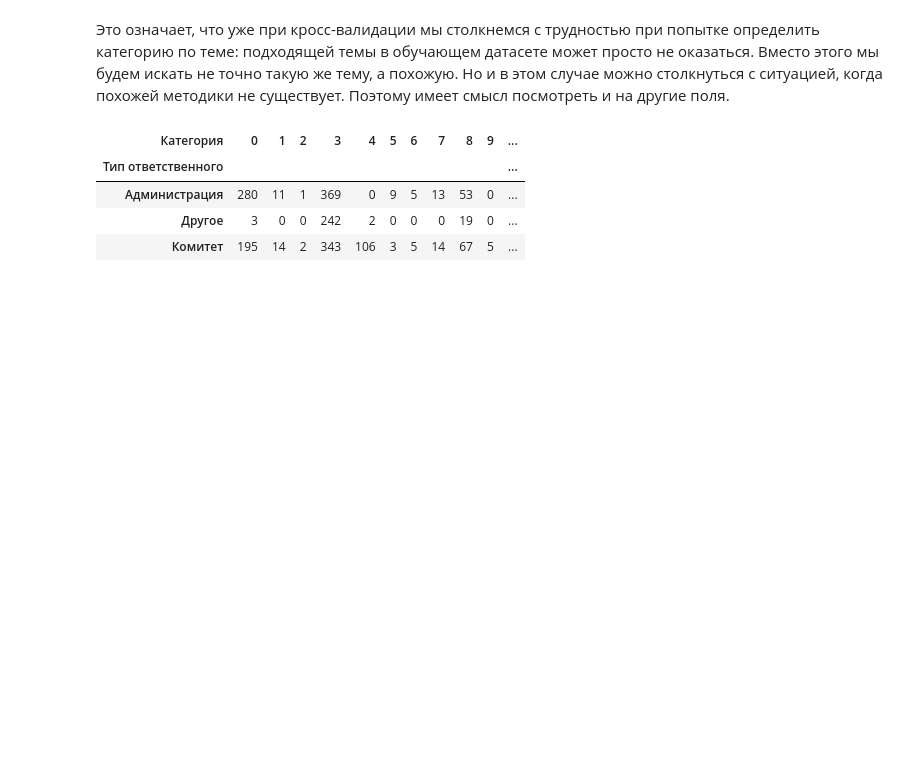
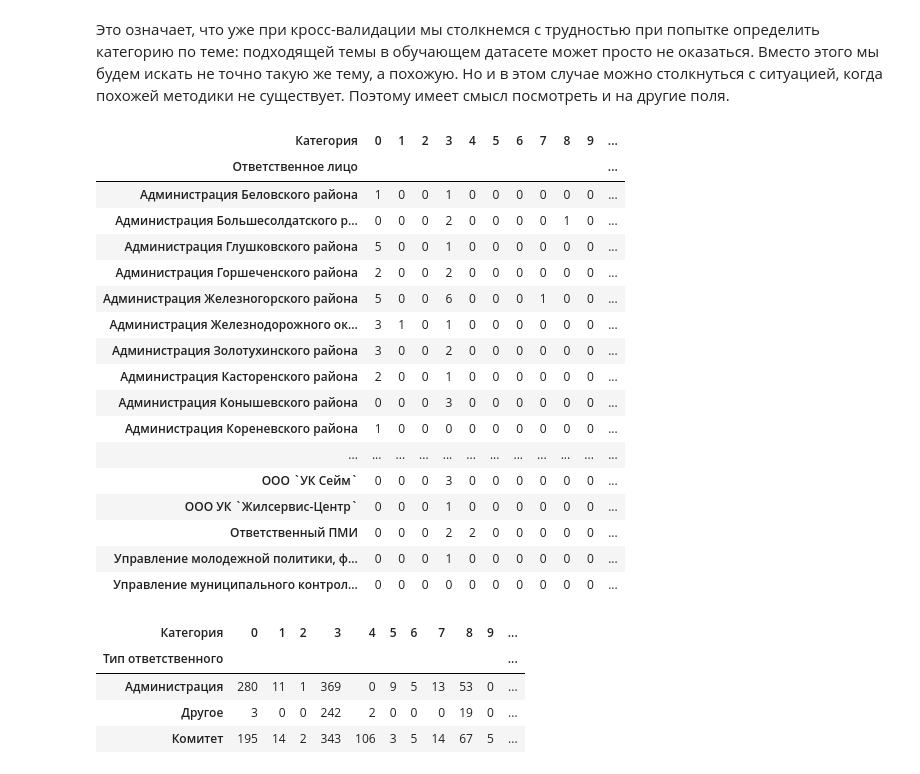
Before and after one commit to dmp2016/Digital2022Kursk, a Jupyter notebook: main.ipynb, the cells around one changed output. Cells and saved outputs as stored; diff of their text form; code cells hidden in the pictures; blank space fills up the shorter version.

```diff
--- a/main.ipynb
+++ b/main.ipynb
@@ -10,6 +10,8 @@ import numpy as np
 import re
 from sklearn.metrics import roc_auc_score
 from sklearn.model_selection import train_test_split
+
+pd.set_option('display.max_rows', 80)
 # %% [markdown]
 ## Читаем датасеты и выполняем обзор имеющихся данных
 # %%
@@ -73,6 +79,27 @@ Name: theme_count, dtype: int64
 Вместо этого мы будем искать не точно такую же тему, а похожую.
 Но и в этом случае можно столкнуться с ситуацией, когда похожей методики не существует.
 Поэтому имеет смысл посмотреть и на другие поля.
+# %%
+pd.crosstab(df_train['Ответственное лицо'], df_train['Категория'])
+# %% [output]
+| Категория | 0 | 1 | 2 | 3 | 4 | 5 | 6 | 7 | 8 | 9 | ... |
+| Ответственное лицо |  |  |  |  |  |  |  |  |  |  | ... |
+| Администрация Беловского района | 1 | 0 | 0 | 1 | 0 | 0 | 0 | 0 | 0 | 0 | ... |
+| Администрация Большесолдатского р... | 0 | 0 | 0 | 2 | 0 | 0 | 0 | 0 | 1 | 0 | ... |
+| Администрация Глушковского района | 5 | 0 | 0 | 1 | 0 | 0 | 0 | 0 | 0 | 0 | ... |
+| Администрация Горшеченского района | 2 | 0 | 0 | 2 | 0 | 0 | 0 | 0 | 0 | 0 | ... |
+| Администрация Железногорского района | 5 | 0 | 0 | 6 | 0 | 0 | 0 | 1 | 0 | 0 | ... |
+| Администрация Железнодорожного ок... | 3 | 1 | 0 | 1 | 0 | 0 | 0 | 0 | 0 | 0 | ... |
+| Администрация Золотухинского района | 3 | 0 | 0 | 2 | 0 | 0 | 0 | 0 | 0 | 0 | ... |
+| Администрация Касторенского района | 2 | 0 | 0 | 1 | 0 | 0 | 0 | 0 | 0 | 0 | ... |
+| Администрация Конышевского района | 0 | 0 | 0 | 3 | 0 | 0 | 0 | 0 | 0 | 0 | ... |
+| Администрация Кореневского района | 1 | 0 | 0 | 0 | 0 | 0 | 0 | 0 | 0 | 0 | ... |
+| ... | ... | ... | ... | ... | ... | ... | ... | ... | ... | ... | ... |
+| ООО `УК Сейм` | 0 | 0 | 0 | 3 | 0 | 0 | 0 | 0 | 0 | 0 | ... |
+| ООО УК `Жилсервис-Центр` | 0 | 0 | 0 | 1 | 0 | 0 | 0 | 0 | 0 | 0 | ... |
+| Ответственный ПМИ | 0 | 0 | 0 | 2 | 2 | 0 | 0 | 0 | 0 | 0 | ... |
+| Управление молодежной политики, ф... | 0 | 0 | 0 | 1 | 0 | 0 | 0 | 0 | 0 | 0 | ... |
+| Управление муниципального контрол... | 0 | 0 | 0 | 0 | 0 | 0 | 0 | 0 | 0 | 0 | ... |
 # %%
 df_train['Тип ответственного'] = df_train['Ответственное лицо'].apply(lambda x: 'Администрация' if x[:13] == 'Администрация'
                                                                      else 'Комитет' if x[:7] == 'Комитет' else 'Другое')
```
Also changed, not shown: parts of 12 cells of this notebook.
